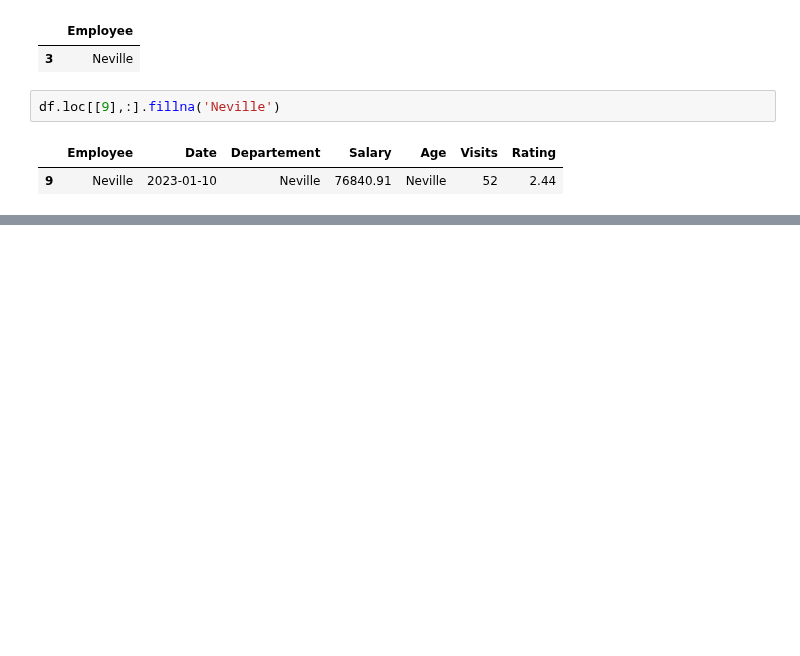
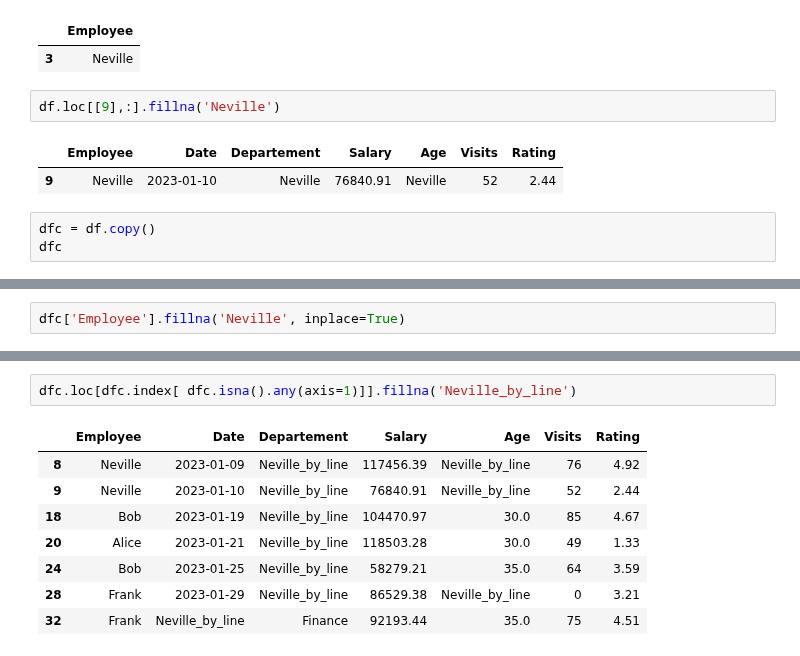
Before and after one commit to nevillemakoyi/Pandas_basic, a Jupyter notebook: notebooks/3 - data cleaning avec pandas - Exercice - élève .ipynb, the cells around one changed output, grey strips where cells are left out. Drawn from its saved outputs; the diff is of its cells as text; blank space fills up the shorter version.

```diff
--- a/notebooks/3 - data cleaning avec pandas - Exercice - élève .ipynb
+++ b/notebooks/3 - data cleaning avec pandas - Exercice - élève .ipynb
@@ -525,3 +525,6 @@ df.loc[[9],:].fillna('Neville')
 # %% [output]
 |  | Employee | Date | Departement | Salary | Age | Visits | Rating |
 | 9 | Neville | 2023-01-10 | Neville | 76840.91 | Neville | 52 | 2.44 |
+# %%
+dfc = df.copy()
+dfc
@@ -527,0 +549,2 @@ df.loc[[9],:].fillna('Neville')
+# %%
+dfc['Employee'].fillna('Neville', inplace=True)
@@ -527,0 +558,11 @@ df.loc[[9],:].fillna('Neville')
+# %%
+dfc.loc[dfc.index[ dfc.isna().any(axis=1)]].fillna('Neville_by_line')
+# %% [output]
+|  | Employee | Date | Departement | Salary | Age | Visits | Rating |
+| 8 | Neville | 2023-01-09 | Neville_by_line | 117456.39 | Neville_by_line | 76 | 4.92 |
+| 9 | Neville | 2023-01-10 | Neville_by_line | 76840.91 | Neville_by_line | 52 | 2.44 |
+| 18 | Bob | 2023-01-19 | Neville_by_line | 104470.97 | 30.0 | 85 | 4.67 |
+| 20 | Alice | 2023-01-21 | Neville_by_line | 118503.28 | 30.0 | 49 | 1.33 |
+| 24 | Bob | 2023-01-25 | Neville_by_line | 58279.21 | 35.0 | 64 | 3.59 |
+| 28 | Frank | 2023-01-29 | Neville_by_line | 86529.38 | Neville_by_line | 0 | 3.21 |
+| 32 | Frank | Neville_by_line | Finance | 92193.44 | 35.0 | 75 | 4.51 |
```
Also changed, not shown: parts of 2 cells of this notebook.
